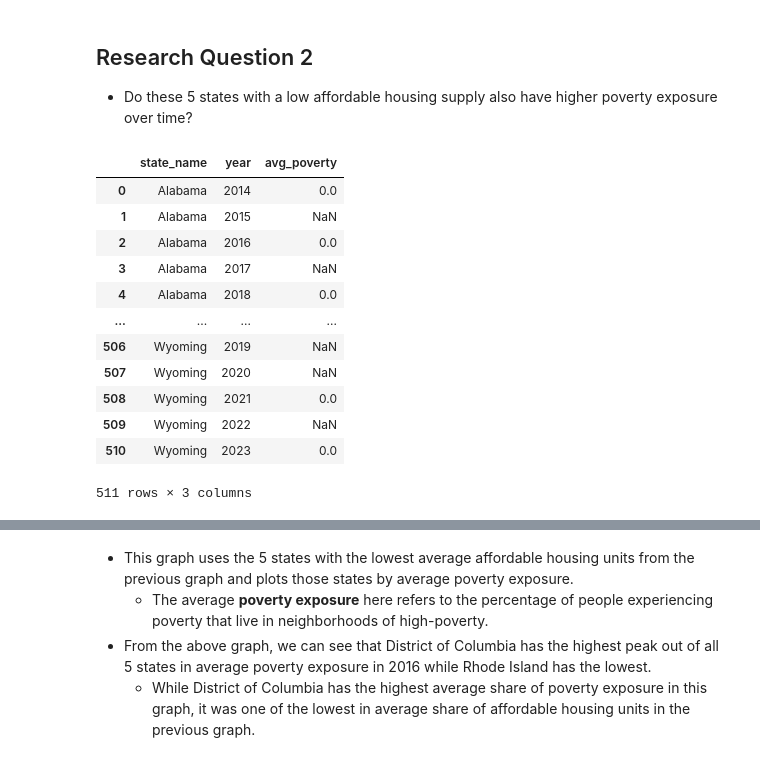
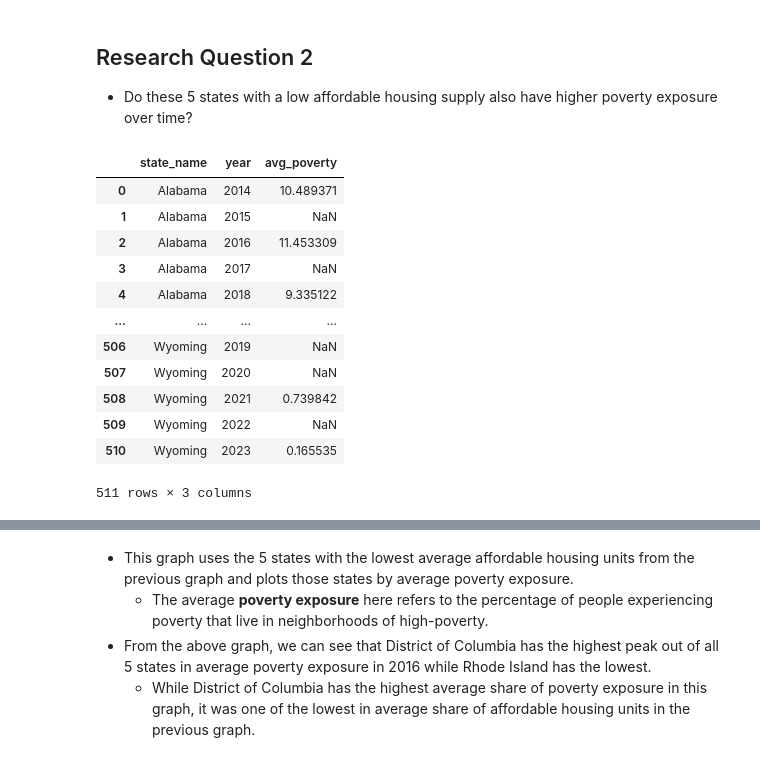
Before and after one commit to Adrian1840/MATH120_Final_Project, a Jupyter notebook: notebooks/MATH120_Final_Project.ipynb, the cells around one changed output, grey strips where cells are left out. Saved outputs shown, nothing was run; the diff lists cells and outputs as text; code cells hidden in the pictures.

```diff
--- a/notebooks/MATH120_Final_Project.ipynb
+++ b/notebooks/MATH120_Final_Project.ipynb
@@ -160,22 +143,22 @@ fig.show()
 * Do these 5 states with a low affordable housing supply also have higher poverty exposure over time?
 # %%
 #Avg poverty share (pct) of ppl experiencing poverty who live in high-poverty neighborhoods
-poverty_st_yr = county.groupby(["state_name","year"], as_index=False).agg(avg_poverty= ("share_poverty_exposure","median")) #adds pop col with mean of pop
+poverty_st_yr = county.groupby(["state_name","year"], as_index=False).agg(avg_poverty= ("share_poverty_exposure","mean")) #adds pop col with mean of pop
 poverty_st_yr["avg_poverty"] = poverty_st_yr["avg_poverty"] * 100 #converts these proportions to percentages 0<avg_poverty<100 instead of 0<...<1
 poverty_st_yr
 # %% [output]
 |  | state_name | year | avg_poverty |
-| 0 | Alabama | 2014 | 0.0 |
+| 0 | Alabama | 2014 | 10.489371 |
 | 1 | Alabama | 2015 | NaN |
-| 2 | Alabama | 2016 | 0.0 |
+| 2 | Alabama | 2016 | 11.453309 |
 | 3 | Alabama | 2017 | NaN |
-| 4 | Alabama | 2018 | 0.0 |
+| 4 | Alabama | 2018 | 9.335122 |
 | ... | ... | ... | ... |
 | 506 | Wyoming | 2019 | NaN |
 | 507 | Wyoming | 2020 | NaN |
-| 508 | Wyoming | 2021 | 0.0 |
+| 508 | Wyoming | 2021 | 0.739842 |
 | 509 | Wyoming | 2022 | NaN |
-| 510 | Wyoming | 2023 | 0.0 |
+| 510 | Wyoming | 2023 | 0.165535 |
 511 rows × 3 columns
 # %%
 #Using lowest 5 states from prev graph, get subset of poverty exposure d.f.
```
Also changed, not shown: parts of 14 cells of this notebook.
